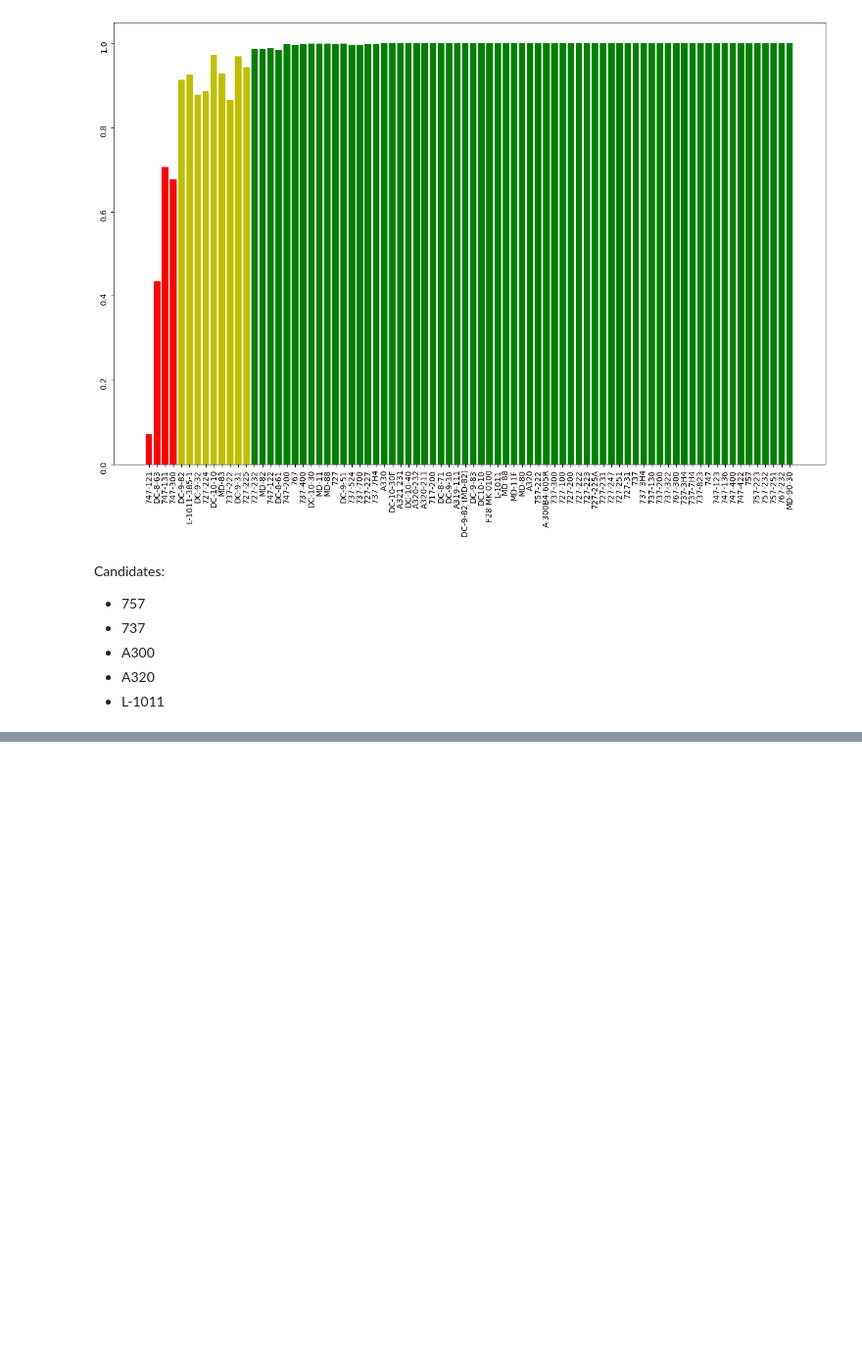
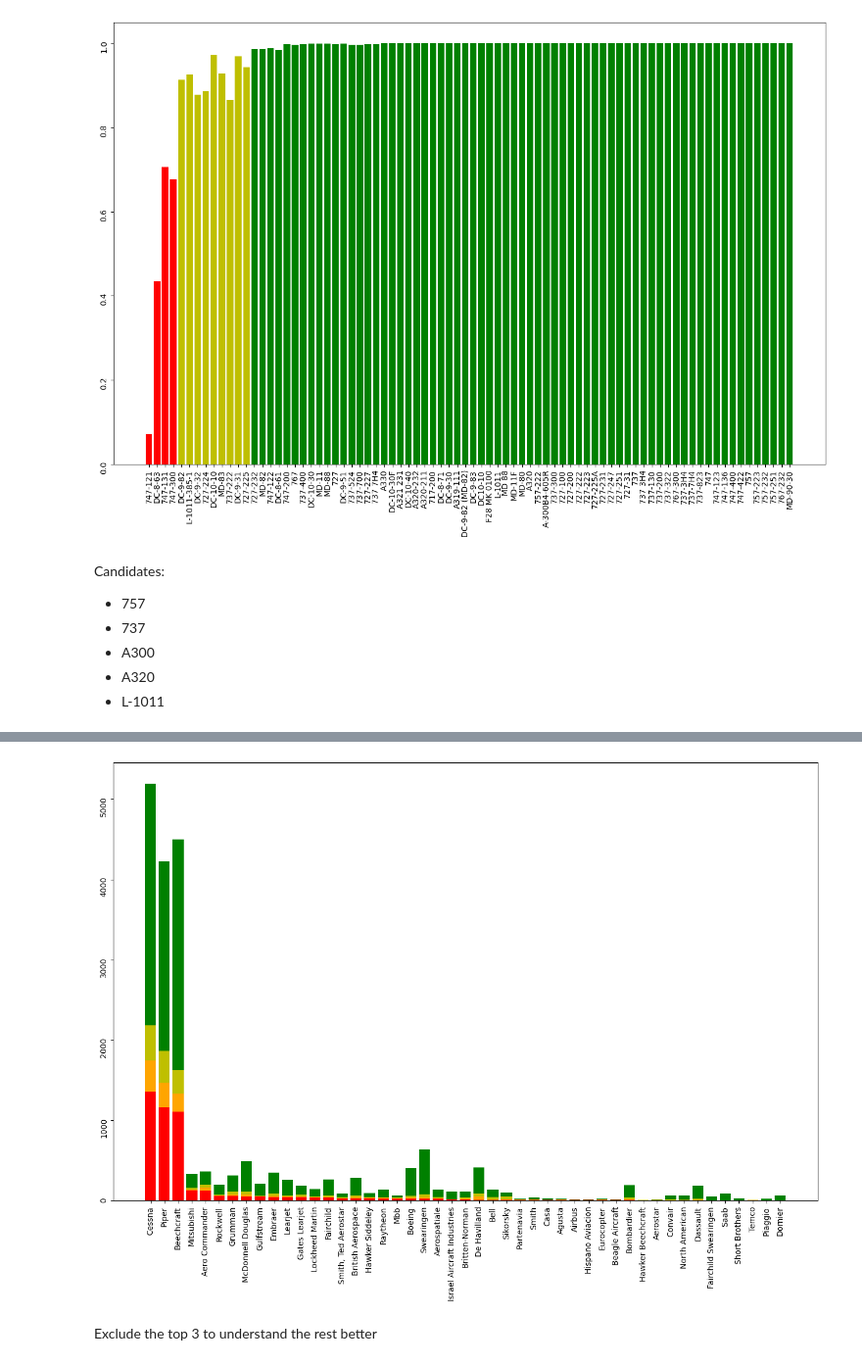
Before and after one commit to Luwate/dsc-phase-1-project, a Jupyter notebook: student.ipynb, the cells around one changed output, grey strips where cells are left out. Shown at 98% size. Cells and saved outputs as stored; diff of their text form; code cells hidden in the pictures; blank space fills up the shorter version.

Commit message:
Preliminary private jet analysis

```diff
--- a/student.ipynb
+++ b/student.ipynb
@@ -952,0 +988,5 @@ Candidates:
+# %%
+df_private = df_cleaned.copy()
+private_purpose = ['Unknown', "Personal", "Business", "Executive/corporate"]
+df_private = df_private[(df_private['Purpose.of.flight'].isin(private_purpose)) & (df_private['Total.Souls']<20)]
+df_private
@@ -952,0 +1012,7 @@ Candidates:
+# %%
+private_outcome_by_make = df_private.groupby('Make')[['Total.Fatal.Injuries', 'Total.Serious.Injuries', 'Total.Minor.Injuries', 'Total.Uninjured', 'Total.Souls']].sum()
+private_outcome_by_make['Total.Events'] = df_private.groupby('Make').size()
+private_outcome_by_make = private_outcome_by_make[private_outcome_by_make['Total.Events'] >= 5]
+private_sorted_make = private_outcome_by_make.sort_values(by='Total.Souls', ascending=False)
+private_outcome_by_make = private_outcome_by_make.sort_values(by='Total.Fatal.Injuries', ascending=False)
+private_outcome_by_make.head()
@@ -952,0 +1027,16 @@ Candidates:
+# %%
+private_fatal_injuries = private_outcome_by_make['Total.Fatal.Injuries']
+private_serious_injuries = private_outcome_by_make['Total.Serious.Injuries']
+private_minor_injuries = private_outcome_by_make['Total.Minor.Injuries']
+private_uninjured = private_outcome_by_make['Total.Uninjured']
+# %%
+fig, ax = plt.subplots(figsize = (16,10))
+ax.bar(private_outcome_by_make.index, private_fatal_injuries, color = 'r')
+ax.bar(private_outcome_by_make.index, private_serious_injuries, bottom=private_fatal_injuries, color = 'orange')
+ax.bar(private_outcome_by_make.index, private_minor_injuries, bottom=private_fatal_injuries+private_serious_injuries, color = 'y')
+ax.bar(private_outcome_by_make.index, private_uninjured, bottom=private_fatal_injuries+private_serious_injuries+private_minor_injuries, color = 'g')
+ax.tick_params(rotation = 90)
+# %% [output]
+[figure, added]
+# %% [markdown]
+Exclude the top 3 to understand the rest better
```
Also changed, not shown: parts of 22 cells of this notebook.
